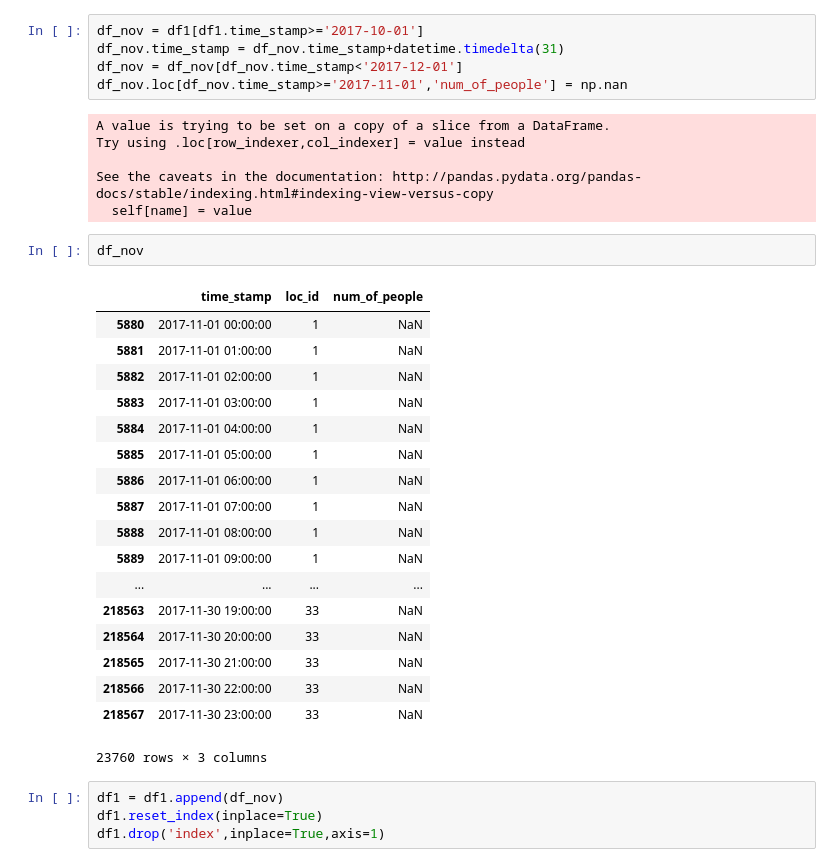
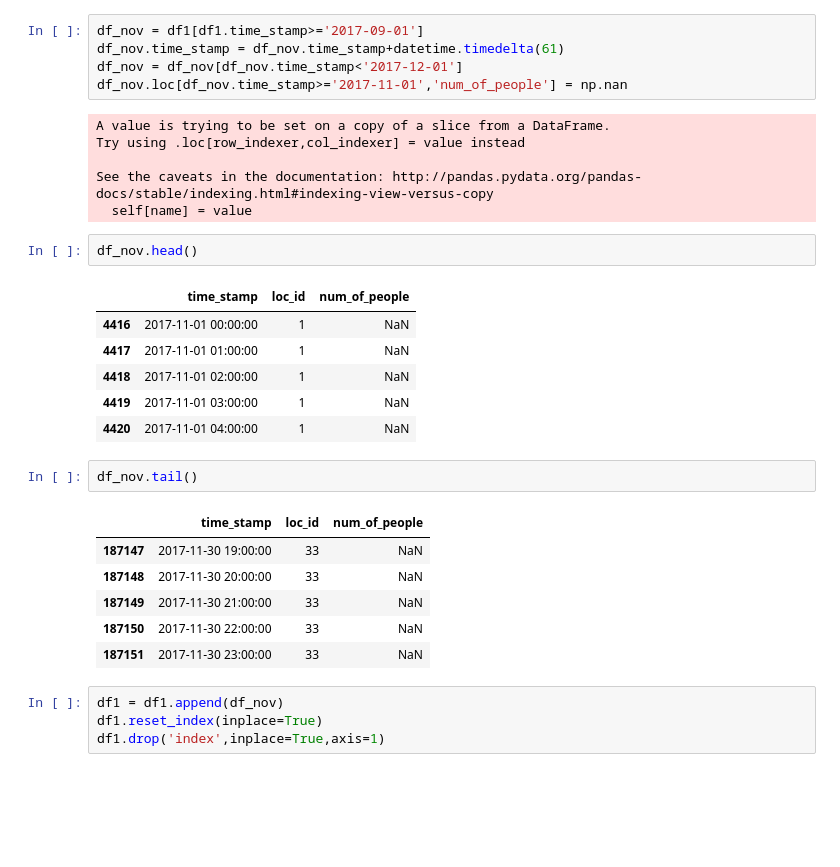
Before and after one commit to yanshuaibupt/bigdata-sequence, a Jupyter notebook: code/generate_test_data.ipynb, the cells around one changed output. Drawn from its saved outputs; the diff is of its cells as text; blank space fills up the shorter version.

```diff
--- a/code/generate_test_data.ipynb
+++ b/code/generate_test_data.ipynb
@@ -46,8 +46,8 @@ df[df.time_stamp>='2017-10-01'].to_csv('../datasets/Oct_test_data.csv',index=Fal
 # %%
 df1 = data.copy()
 # %%
-df_nov = df1[df1.time_stamp>='2017-10-01']
-df_nov.time_stamp = df_nov.time_stamp+datetime.timedelta(31)
+df_nov = df1[df1.time_stamp>='2017-09-01']
+df_nov.time_stamp = df_nov.time_stamp+datetime.timedelta(61)
 df_nov = df_nov[df_nov.time_stamp<'2017-12-01']
 df_nov.loc[df_nov.time_stamp>='2017-11-01','num_of_people'] = np.nan
 # %% [output]
@@ -57,26 +57,23 @@ Try using .loc[row_indexer,col_indexer] = value instead
 See the caveats in the documentation: http://pandas.pydata.org/pandas-docs/stable/indexing.html#indexing-view-versus-copy
   self[name] = value
 # %%
-df_nov
+df_nov.head()
 # %% [output]
 |  | time_stamp | loc_id | num_of_people |
-| 5880 | 2017-11-01 00:00:00 | 1 | NaN |
-| 5881 | 2017-11-01 01:00:00 | 1 | NaN |
-| 5882 | 2017-11-01 02:00:00 | 1 | NaN |
-| 5883 | 2017-11-01 03:00:00 | 1 | NaN |
-| 5884 | 2017-11-01 04:00:00 | 1 | NaN |
-| 5885 | 2017-11-01 05:00:00 | 1 | NaN |
-| 5886 | 2017-11-01 06:00:00 | 1 | NaN |
-| 5887 | 2017-11-01 07:00:00 | 1 | NaN |
-| 5888 | 2017-11-01 08:00:00 | 1 | NaN |
-| 5889 | 2017-11-01 09:00:00 | 1 | NaN |
-| ... | ... | ... | ... |
-| 218563 | 2017-11-30 19:00:00 | 33 | NaN |
-| 218564 | 2017-11-30 20:00:00 | 33 | NaN |
-| 218565 | 2017-11-30 21:00:00 | 33 | NaN |
-| 218566 | 2017-11-30 22:00:00 | 33 | NaN |
-| 218567 | 2017-11-30 23:00:00 | 33 | NaN |
+| 4416 | 2017-11-01 00:00:00 | 1 | NaN |
+| 4417 | 2017-11-01 01:00:00 | 1 | NaN |
+| 4418 | 2017-11-01 02:00:00 | 1 | NaN |
+| 4419 | 2017-11-01 03:00:00 | 1 | NaN |
+| 4420 | 2017-11-01 04:00:00 | 1 | NaN |
-23760 rows × 3 columns
+# %%
+df_nov.tail()
+# %% [output]
+|  | time_stamp | loc_id | num_of_people |
+| 187147 | 2017-11-30 19:00:00 | 33 | NaN |
+| 187148 | 2017-11-30 20:00:00 | 33 | NaN |
+| 187149 | 2017-11-30 21:00:00 | 33 | NaN |
+| 187150 | 2017-11-30 22:00:00 | 33 | NaN |
+| 187151 | 2017-11-30 23:00:00 | 33 | NaN |
 # %%
 df1 = df1.append(df_nov)
 df1.reset_index(inplace=True)
```
Also changed, not shown: parts of 4 cells of this notebook, 8 other files.
